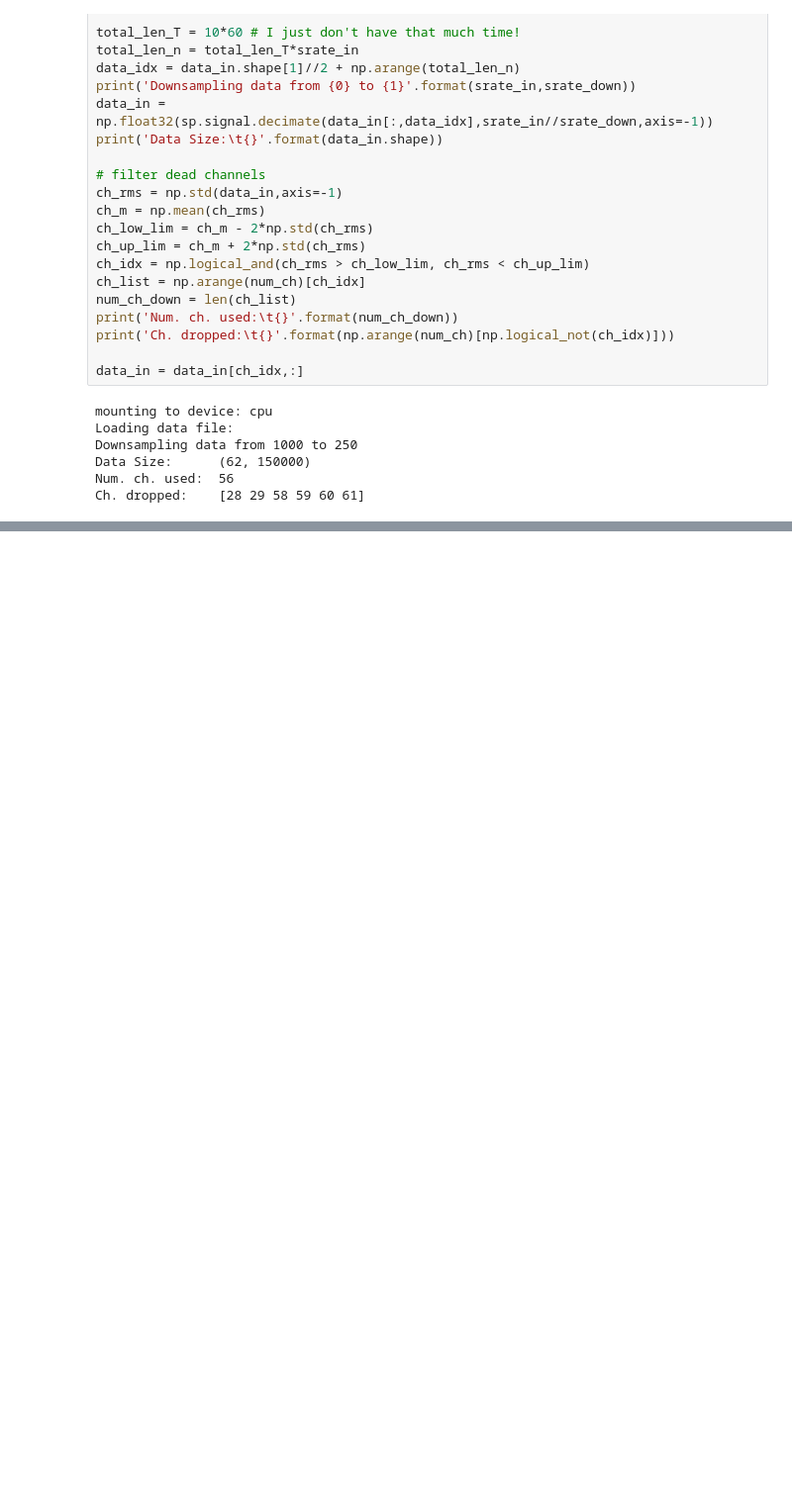
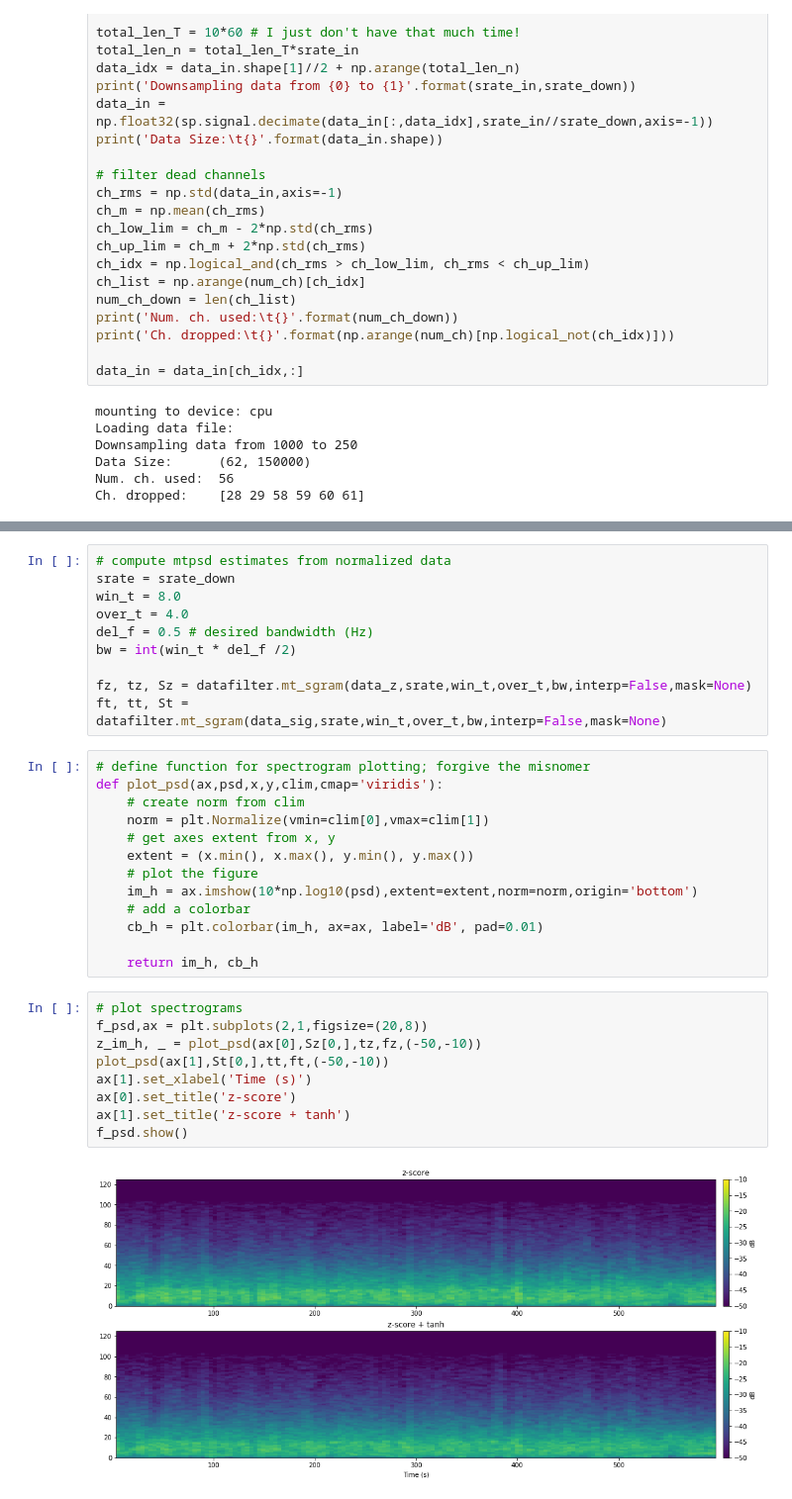
Before and after one commit to m-nolan/ecog_is2s, a Jupyter notebook: notebooks/Assess_ECoG_Normalization_20200423.ipynb, the cells around one changed output, grey strips where cells are left out. Shown at 99% size. Cells and saved outputs as stored; diff of their text form; blank space fills up the shorter version.

```diff
--- a/notebooks/Assess_ECoG_Normalization_20200423.ipynb
+++ b/notebooks/Assess_ECoG_Normalization_20200423.ipynb
@@ -218,0 +221,34 @@ ax[0].imshow(model_def['model_state_dict']['encoder.rnn.weight_ih_l0'])
+# %%
+# compute mtpsd estimates from normalized data
+srate = srate_down
+win_t = 8.0
+over_t = 4.0
+del_f = 0.5 # desired bandwidth (Hz)
+bw = int(win_t * del_f /2)
+
+fz, tz, Sz = datafilter.mt_sgram(data_z,srate,win_t,over_t,bw,interp=False,mask=None)
+ft, tt, St = datafilter.mt_sgram(data_sig,srate,win_t,over_t,bw,interp=False,mask=None)
+# %%
+# define function for spectrogram plotting; forgive the misnomer
+def plot_psd(ax,psd,x,y,clim,cmap='viridis'):
+    # create norm from clim
+    norm = plt.Normalize(vmin=clim[0],vmax=clim[1])
+    # get axes extent from x, y
+    extent = (x.min(), x.max(), y.min(), y.max())
+    # plot the figure
+    im_h = ax.imshow(10*np.log10(psd),extent=extent,norm=norm,origin='bottom')
+    # add a colorbar
+    cb_h = plt.colorbar(im_h, ax=ax, label='dB', pad=0.01)
+
+    return im_h, cb_h
+# %%
+# plot spectrograms
+f_psd,ax = plt.subplots(2,1,figsize=(20,8))
+z_im_h, _ = plot_psd(ax[0],Sz[0,],tz,fz,(-50,-10))
+plot_psd(ax[1],St[0,],tt,ft,(-50,-10))
+ax[1].set_xlabel('Time (s)')
+ax[0].set_title('z-score')
+ax[1].set_title('z-score + tanh')
+f_psd.show()
+# %% [output]
+[figure, added]
```
Also changed, not shown: parts of 12 cells of this notebook, 11 other files.
